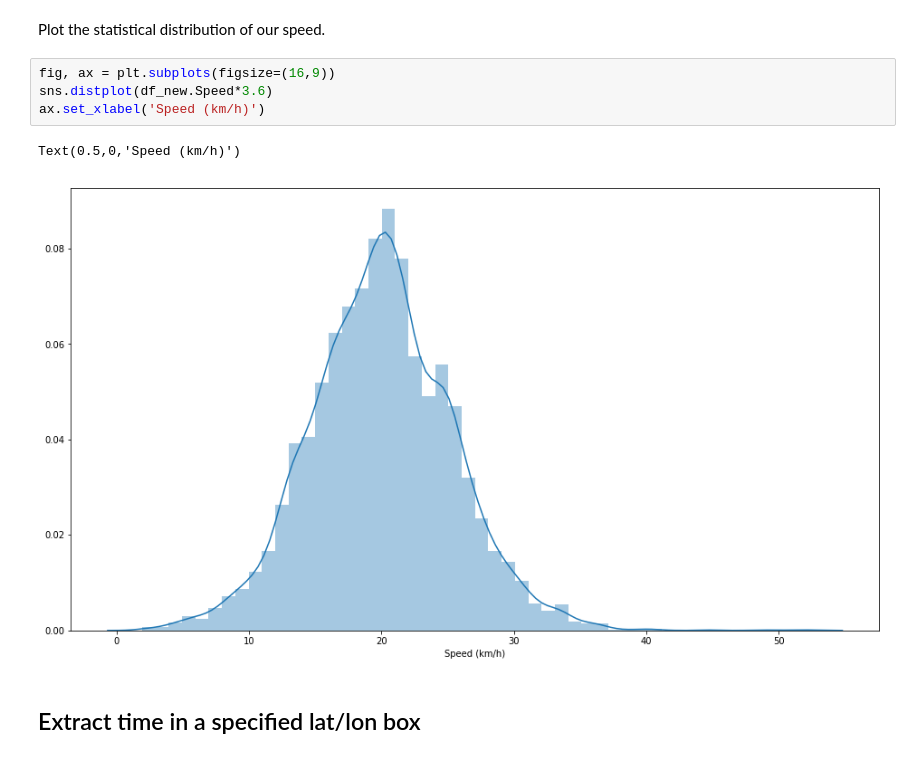
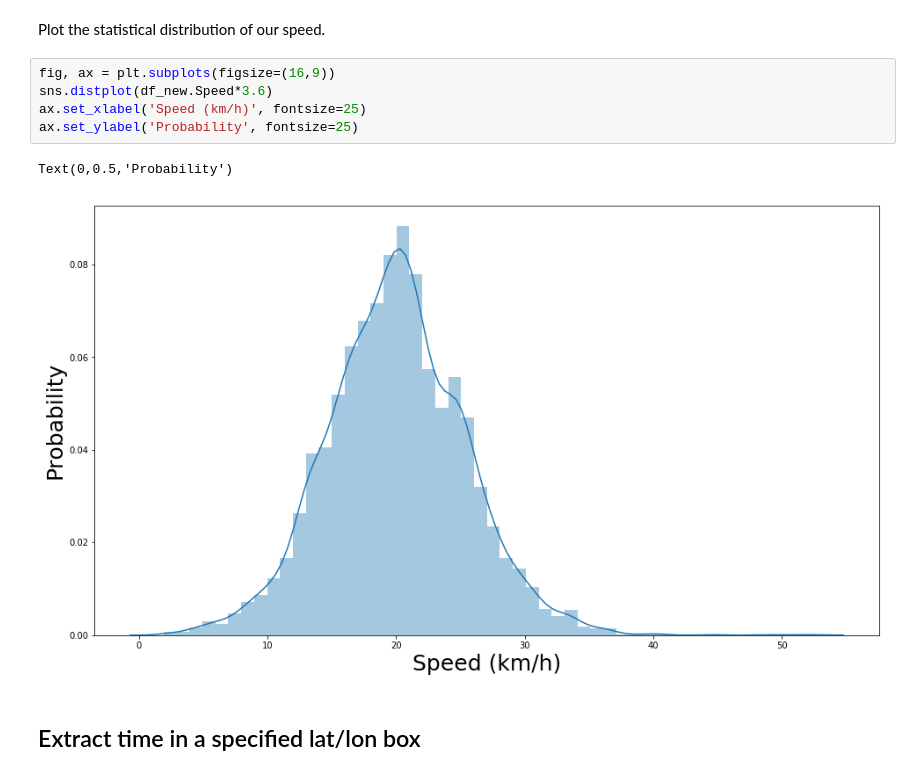
Before and after one commit to shofer16450/GPX_viz, a Jupyter notebook: GPX_vis_new.ipynb, the cells around one changed output. Saved outputs shown, nothing was run; the diff lists cells and outputs as text.

```diff
--- a/GPX_vis_new.ipynb
+++ b/GPX_vis_new.ipynb
@@ -99,10 +99,11 @@ Plot the statistical distribution of our speed.
 # %%
 fig, ax = plt.subplots(figsize=(16,9))
 sns.distplot(df_new.Speed*3.6)
-ax.set_xlabel('Speed (km/h)')
+ax.set_xlabel('Speed (km/h)', fontsize=25)
+ax.set_ylabel('Probability', fontsize=25)
 # %% [output]
-Text(0.5,0,'Speed (km/h)')
+Text(0,0.5,'Probability')
-[figure, old version]
+[figure, new version]
 # %% [markdown]
 ## Extract time in a specified lat/lon box
 # %%
```
Also changed, not shown: parts of 1 cell of this notebook.
